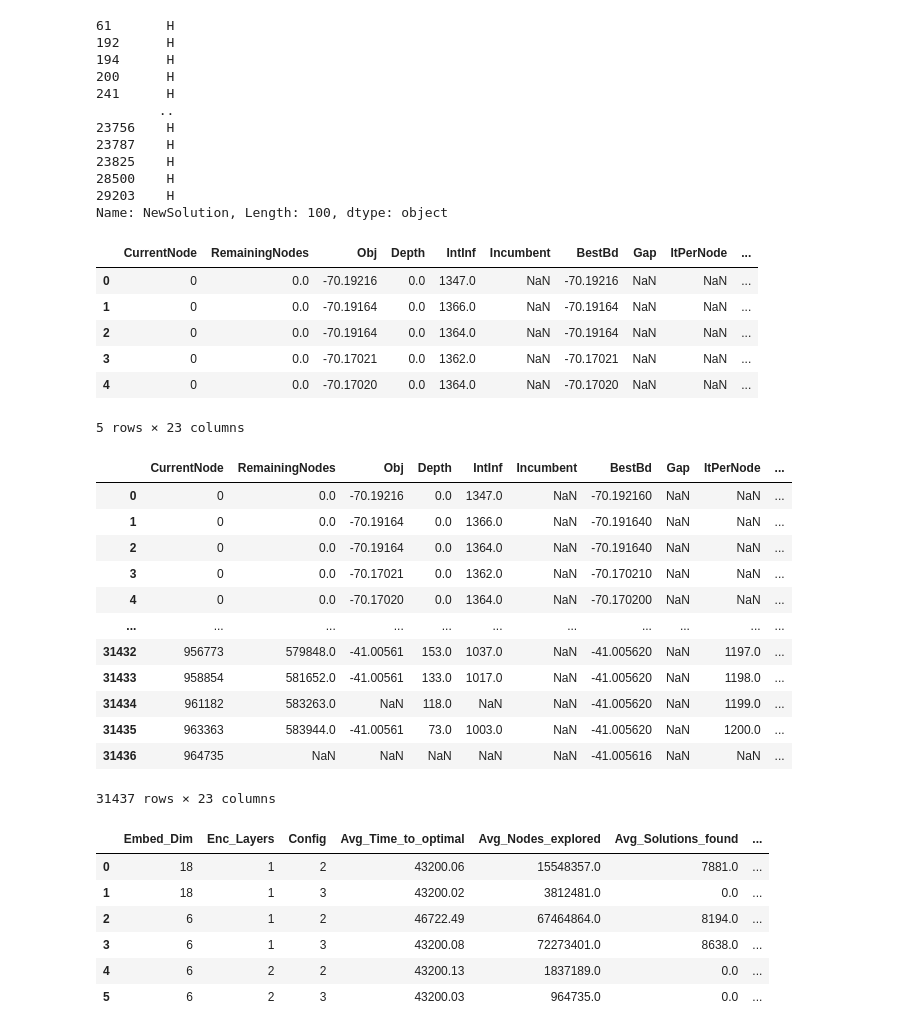
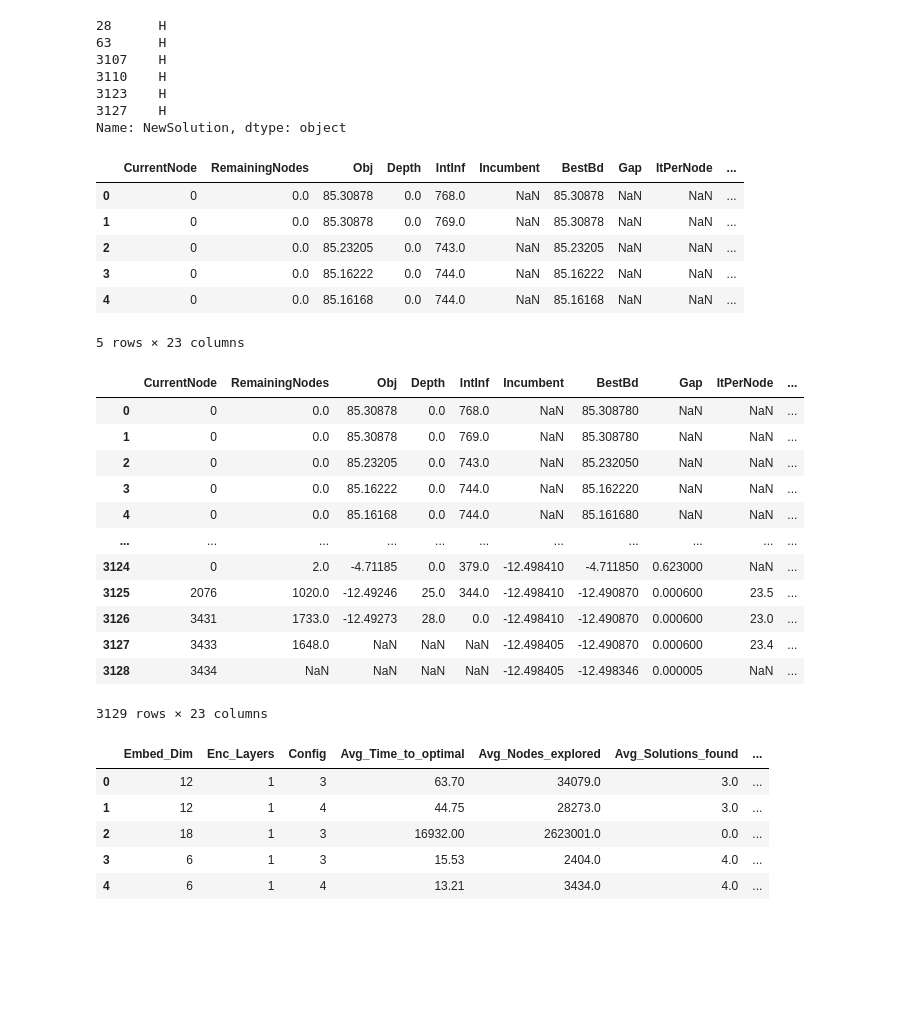
Before and after one commit to s-hallsworth/Transformer_Formulation, a Jupyter notebook: Case_Study_1/analyse_results_veri.ipynb, the cells around one changed output. Drawn from its saved outputs; the diff is of its cells as text; code cells hidden in the pictures; blank space fills up the shorter version.

```diff
--- a/Case_Study_1/analyse_results_veri.ipynb
+++ b/Case_Study_1/analyse_results_veri.ipynb
@@ -5,8 +5,8 @@ import numpy as np
 import matplotlib.pyplot as plt
 import gurobi_logtools as glt
 # %%
-name = "Verification_16"
-PATH = f".\Experiments\{name}\Logs"
+name = "Verification_16_eps0.0001"
+PATH = f".\Experiments\{name}\Logs_Analysis"
 # %%
 result = glt.parse(PATH+"\*.log")
 summary = result.summary()
@@ -42,46 +42,41 @@ nl.head()
 # %%
 print(nl[~nl['NewSolution'].isna()]["NewSolution"])
 # %% [output]
-61       H
-192      H
-194      H
-200      H
-241      H
-        ..
-23756    H
-23787    H
-23825    H
-28500    H
-29203    H
-Name: NewSolution, Length: 100, dtype: object
+28      H
+63      H
+3107    H
+3110    H
+3123    H
+3127    H
+Name: NewSolution, dtype: object
 # %%
 regex_pattern = r'vit_(\d+)_(\d+)_(\d+)_(\d+)_i(\d+)_r(\d+)_c(\d+)\.log'
 nl[['Embed_Dim', 'Enc_Layers', 'Heads', 'Mlp_Dim', 'I', 'Repetition', 'Config']] = nl['LogFilePath'].str.extract(regex_pattern)
 nl.head()
 # %% [output]
 |  | CurrentNode | RemainingNodes | Obj | Depth | IntInf | Incumbent | BestBd | Gap | ItPerNode | ... |
-| 0 | 0 | 0.0 | -70.19216 | 0.0 | 1347.0 | NaN | -70.19216 | NaN | NaN | ... |
-| 1 | 0 | 0.0 | -70.19164 | 0.0 | 1366.0 | NaN | -70.19164 | NaN | NaN | ... |
-| 2 | 0 | 0.0 | -70.19164 | 0.0 | 1364.0 | NaN | -70.19164 | NaN | NaN | ... |
-| 3 | 0 | 0.0 | -70.17021 | 0.0 | 1362.0 | NaN | -70.17021 | NaN | NaN | ... |
-| 4 | 0 | 0.0 | -70.17020 | 0.0 | 1364.0 | NaN | -70.17020 | NaN | NaN | ... |
+| 0 | 0 | 0.0 | 85.30878 | 0.0 | 768.0 | NaN | 85.30878 | NaN | NaN | ... |
+| 1 | 0 | 0.0 | 85.30878 | 0.0 | 769.0 | NaN | 85.30878 | NaN | NaN | ... |
+| 2 | 0 | 0.0 | 85.23205 | 0.0 | 743.0 | NaN | 85.23205 | NaN | NaN | ... |
+| 3 | 0 | 0.0 | 85.16222 | 0.0 | 744.0 | NaN | 85.16222 | NaN | NaN | ... |
+| 4 | 0 | 0.0 | 85.16168 | 0.0 | 744.0 | NaN | 85.16168 | NaN | NaN | ... |
 5 rows × 23 columns
 # %%
 nl
 # %% [output]
 |  | CurrentNode | RemainingNodes | Obj | Depth | IntInf | Incumbent | BestBd | Gap | ItPerNode | ... |
-| 0 | 0 | 0.0 | -70.19216 | 0.0 | 1347.0 | NaN | -70.192160 | NaN | NaN | ... |
-| 1 | 0 | 0.0 | -70.19164 | 0.0 | 1366.0 | NaN | -70.191640 | NaN | NaN | ... |
-| 2 | 0 | 0.0 | -70.19164 | 0.0 | 1364.0 | NaN | -70.191640 | NaN | NaN | ... |
-| 3 | 0 | 0.0 | -70.17021 | 0.0 | 1362.0 | NaN | -70.170210 | NaN | NaN | ... |
-| 4 | 0 | 0.0 | -70.17020 | 0.0 | 1364.0 | NaN | -70.170200 | NaN | NaN | ... |
+| 0 | 0 | 0.0 | 85.30878 | 0.0 | 768.0 | NaN | 85.308780 | NaN | NaN | ... |
+| 1 | 0 | 0.0 | 85.30878 | 0.0 | 769.0 | NaN | 85.308780 | NaN | NaN | ... |
+| 2 | 0 | 0.0 | 85.23205 | 0.0 | 743.0 | NaN | 85.232050 | NaN | NaN | ... |
+| 3 | 0 | 0.0 | 85.16222 | 0.0 | 744.0 | NaN | 85.162220 | NaN | NaN | ... |
+| 4 | 0 | 0.0 | 85.16168 | 0.0 | 744.0 | NaN | 85.161680 | NaN | NaN | ... |
 | ... | ... | ... | ... | ... | ... | ... | ... | ... | ... | ... |
-| 31432 | 956773 | 579848.0 | -41.00561 | 153.0 | 1037.0 | NaN | -41.005620 | NaN | 1197.0 | ... |
-| 31433 | 958854 | 581652.0 | -41.00561 | 133.0 | 1017.0 | NaN | -41.005620 | NaN | 1198.0 | ... |
-| 31434 | 961182 | 583263.0 | NaN | 118.0 | NaN | NaN | -41.005620 | NaN | 1199.0 | ... |
-| 31435 | 963363 | 583944.0 | -41.00561 | 73.0 | 1003.0 | NaN | -41.005620 | NaN | 1200.0 | ... |
-| 31436 | 964735 | NaN | NaN | NaN | NaN | NaN | -41.005616 | NaN | NaN | ... |
+| 3124 | 0 | 2.0 | -4.71185 | 0.0 | 379.0 | -12.498410 | -4.711850 | 0.623000 | NaN | ... |
+| 3125 | 2076 | 1020.0 | -12.49246 | 25.0 | 344.0 | -12.498410 | -12.490870 | 0.000600 | 23.5 | ... |
+| 3126 | 3431 | 1733.0 | -12.49273 | 28.0 | 0.0 | -12.498410 | -12.490870 | 0.000600 | 23.0 | ... |
+| 3127 | 3433 | 1648.0 | NaN | NaN | NaN | -12.498405 | -12.490870 | 0.000600 | 23.4 | ... |
+| 3128 | 3434 | NaN | NaN | NaN | NaN | -12.498405 | -12.498346 | 0.000005 | NaN | ... |
-31437 rows × 23 columns
+3129 rows × 23 columns
 # %%
 import pandas as pd
 import numpy as np
@@ -100,40 +95,42 @@ def count_feasible(series):
     feasible_times = series.dropna()
     return feasible_times.min() if not feasible_times.empty else np.nan
 
 def final_value(series):
     valid_values = series.dropna()
     return valid_values.iloc[-1] if not valid_values.empty else np.nan
 
+def unique_solutions(series):
+    return series.dropna().nunique()
+
 # Aggregate metrics per Embed_Dim, Enc_Layers, and Config
 config_metrics = (
     nl2.groupby(['Embed_Dim', 'Enc_Layers', 'Config']).agg(
         Time_to_optimal=('Time', 'max'),
         Nodes_explored=('CurrentNode', 'max'),
-        Solutions_found=('Incumbent', 'count'),
+        Solutions_found=('Incumbent', unique_solutions),
         Final_gap=('Gap', final_value),
         Objective_value=('Incumbent', final_value)
     )
     .reset_index()
 )
 
 # Average the metrics for each unique combination of Embed_Dim, Enc_Layers, and Config
 average_metrics = config_metrics.groupby(['Embed_Dim', 'Enc_Layers', 'Config']).mean(numeric_only=True).reset_index()
 
 # Display the resulting DataFrame
 average_metrics.columns = [
     'Embed_Dim', 'Enc_Layers', 'Config', 'Avg_Time_to_optimal',
     'Avg_Nodes_explored', 'Avg_Solutions_found', 'Avg_Final_gap', 'Avg_Objective_value'
 ]
 
 average_metrics
 # %% [output]
 |  | Embed_Dim | Enc_Layers | Config | Avg_Time_to_optimal | Avg_Nodes_explored | Avg_Solutions_found | ... |
-| 0 | 18 | 1 | 2 | 43200.06 | 15548357.0 | 7881.0 | ... |
-| 1 | 18 | 1 | 3 | 43200.02 | 3812481.0 | 0.0 | ... |
-| 2 | 6 | 1 | 2 | 46722.49 | 67464864.0 | 8194.0 | ... |
-| 3 | 6 | 1 | 3 | 43200.08 | 72273401.0 | 8638.0 | ... |
-| 4 | 6 | 2 | 2 | 43200.13 | 1837189.0 | 0.0 | ... |
-| 5 | 6 | 2 | 3 | 43200.03 | 964735.0 | 0.0 | ... |
+| 0 | 12 | 1 | 3 | 63.70 | 34079.0 | 3.0 | ... |
+| 1 | 12 | 1 | 4 | 44.75 | 28273.0 | 3.0 | ... |
+| 2 | 18 | 1 | 3 | 16932.00 | 2623001.0 | 0.0 | ... |
+| 3 | 6 | 1 | 3 | 15.53 | 2404.0 | 4.0 | ... |
+| 4 | 6 | 1 | 4 | 13.21 | 3434.0 | 4.0 | ... |
 # %%
 # 1 rep --> nothing to avg over
 group_metrics = (
```
Also changed, not shown: parts of 7 cells of this notebook, 25 other files.
